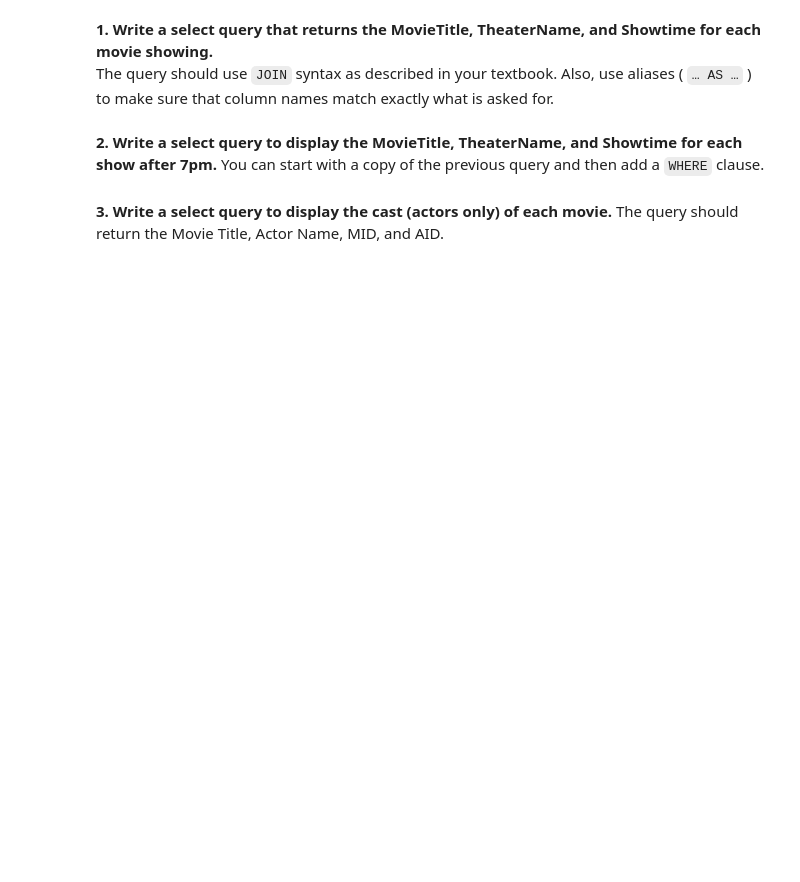
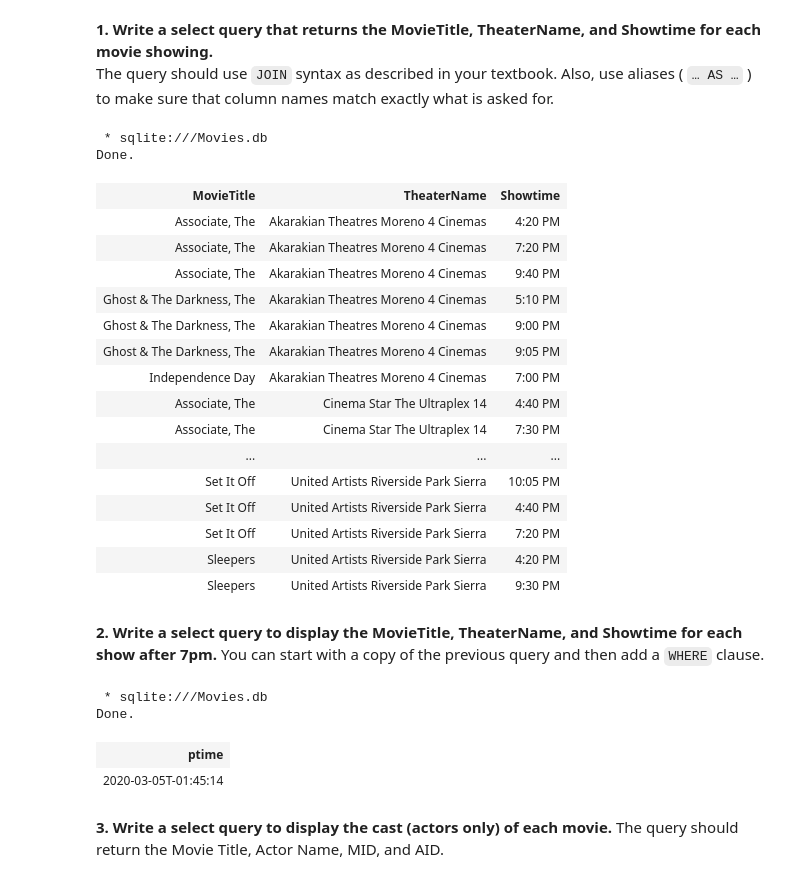
Before and after one commit to mdisanto2/movies-tonight-mdisanto2, a Jupyter notebook: Part4.ipynb, the cells around one changed output. Saved outputs shown, nothing was run; the diff lists cells and outputs as text; code cells hidden in the pictures; blank space fills up the shorter version.

```diff
--- a/Part4.ipynb
+++ b/Part4.ipynb
@@ -10,5 +14,30 @@ __Use `%%sql` magic to write the queries listed below.__
 # %% [markdown]
 **1. Write a select query that returns the MovieTitle, TheaterName, and Showtime for each movie showing.**
 The query should use `JOIN` syntax as described in your textbook. Also, use aliases ( `… AS …` ) to make sure that column names match exactly what is asked for.
+# %%
+%%sql
+SELECT MOVIES.TITLE as MovieTitle, THEATERS.NAME as TheaterName, SHOWS.SHOWTIME as Showtime
+FROM SHOWS
+JOIN THEATERS USING (TID)
+JOIN MOVIES USING (MID);
+# %% [output]
+ * sqlite:///Movies.db
+Done.
+| MovieTitle | TheaterName | Showtime |
+| Associate, The | Akarakian Theatres Moreno 4 Cinemas | 4:20 PM |
+| Associate, The | Akarakian Theatres Moreno 4 Cinemas | 7:20 PM |
+| Associate, The | Akarakian Theatres Moreno 4 Cinemas | 9:40 PM |
+| Ghost & The Darkness, The | Akarakian Theatres Moreno 4 Cinemas | 5:10 PM |
+| Ghost & The Darkness, The | Akarakian Theatres Moreno 4 Cinemas | 9:00 PM |
+| Ghost & The Darkness, The | Akarakian Theatres Moreno 4 Cinemas | 9:05 PM |
+| Independence Day | Akarakian Theatres Moreno 4 Cinemas | 7:00 PM |
+| Associate, The | Cinema Star The Ultraplex 14 | 4:40 PM |
+| Associate, The | Cinema Star The Ultraplex 14 | 7:30 PM |
+| ... | ... | ... |
+| Set It Off | United Artists Riverside Park Sierra | 10:05 PM |
+| Set It Off | United Artists Riverside Park Sierra | 4:40 PM |
+| Set It Off | United Artists Riverside Park Sierra | 7:20 PM |
+| Sleepers | United Artists Riverside Park Sierra | 4:20 PM |
+| Sleepers | United Artists Riverside Park Sierra | 9:30 PM |
 # %% [markdown]
 **2. Write a select query to display the MovieTitle, TheaterName, and Showtime for each show after 7pm.** You can start with a copy of the previous query and then add a `WHERE` clause.
@@ -15,2 +51,10 @@ The query should use `JOIN` syntax as described in your textbook. Also, use alia
+# %%
+%%sql
+SELECT strftime('%Y-%m-%dT-%H:%M:%S', 'now') as ptime
+# %% [output]
+ * sqlite:///Movies.db
+Done.
+| ptime |
+| 2020-03-05T-01:45:14 |
 # %% [markdown]
 **3. Write a select query to display the cast (actors only) of each movie.** The query should return the Movie Title, Actor Name, MID, and AID.
```
Also changed, not shown: parts of 7 cells of this notebook.
